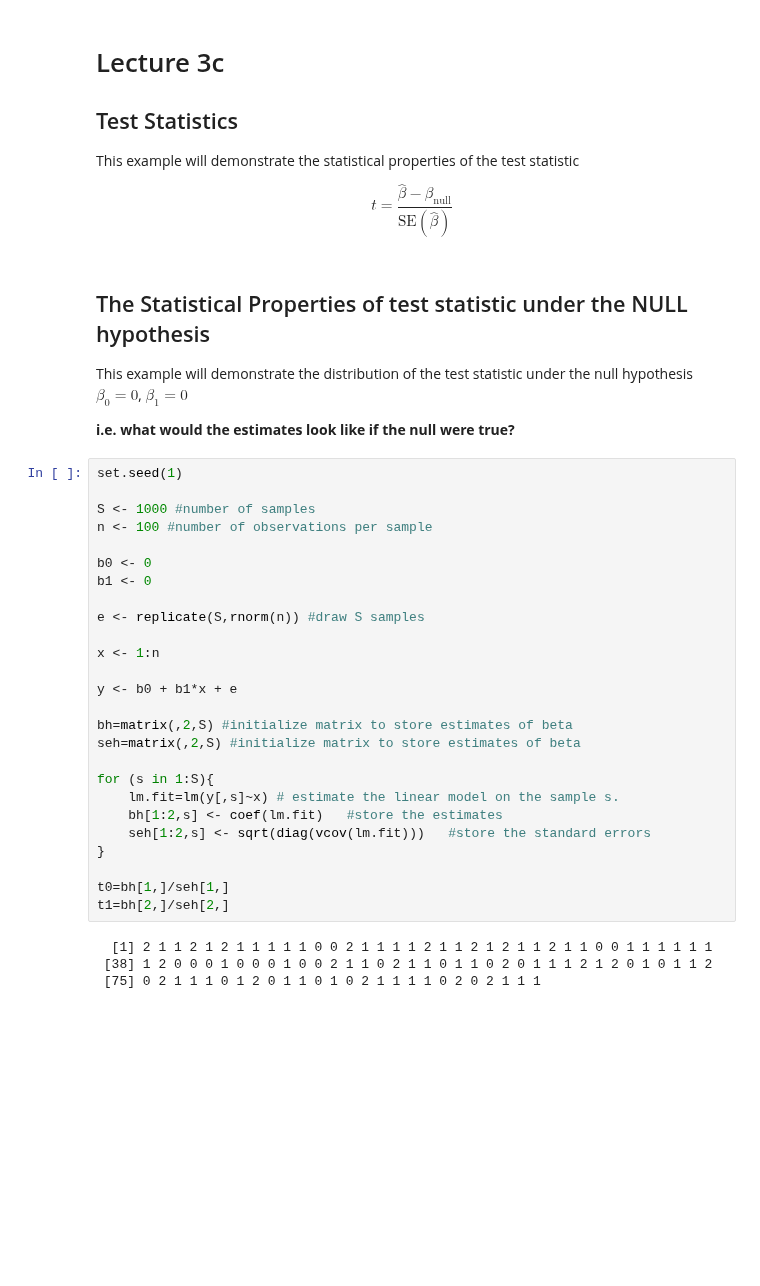
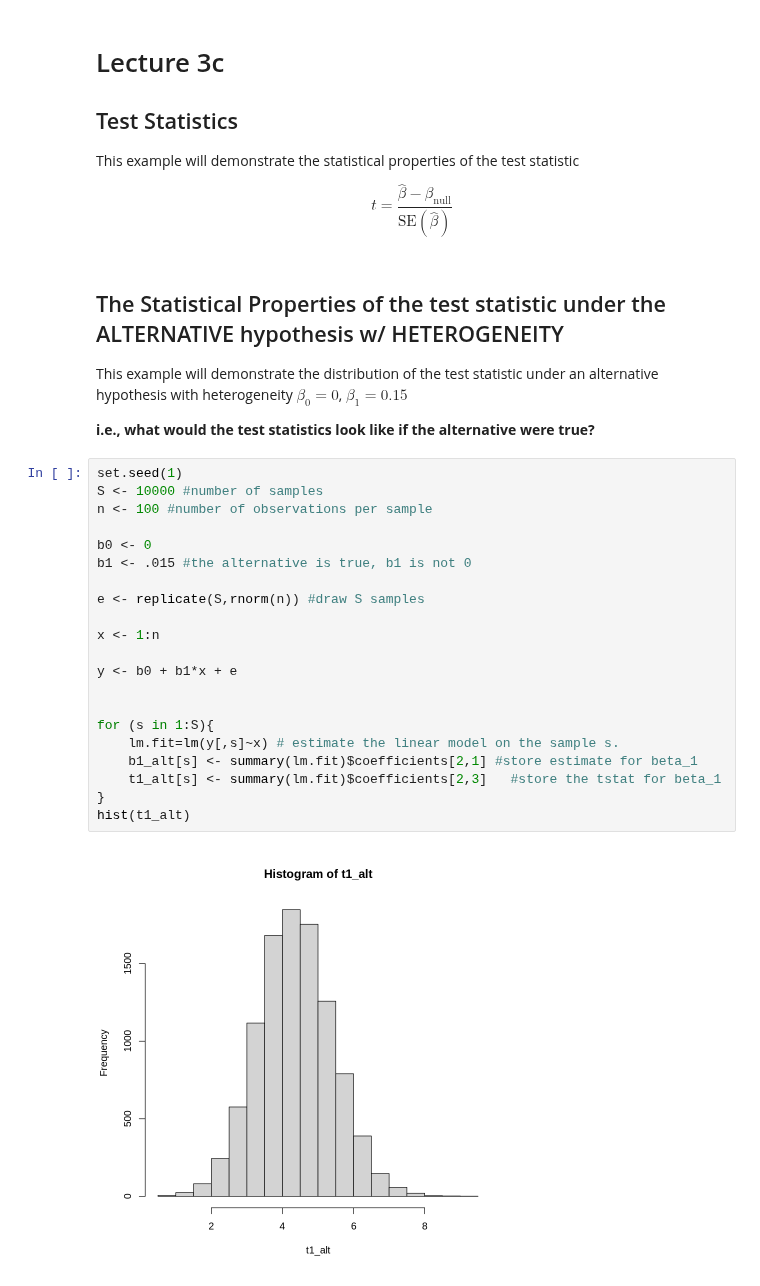
Before and after one commit to ummd/ummd.github.io, a Jupyter notebook: Teaching/RSM3053/Lecture3/Lecture3cc.ipynb, the cells around one changed output. Saved outputs shown, nothing was run; the diff lists cells and outputs as text; blank space fills up the shorter version.

```diff
--- a/Teaching/RSM3053/Lecture3/Lecture3cc.ipynb
+++ b/Teaching/RSM3053/Lecture3/Lecture3cc.ipynb
@@ -7,38 +7,31 @@ This example will demonstrate the statistical properties of the test statistic
 
 $$t = \frac{\hat\beta - \beta_{\text{null}}}{\text{SE}(\hat\beta)}$$
 # %% [markdown]
-## The Statistical Properties of test statistic under the NULL hypothesis
+## The Statistical Properties of the test statistic under the ALTERNATIVE hypothesis w/ HETEROGENEITY
 
-This example will demonstrate the distribution of the test statistic under the null hypothesis $\beta_0=0$, $\beta_1=0$
+This example will demonstrate the distribution of the test statistic under an alternative hypothesis with heterogeneity $\beta_0=0$, $\beta_1=0.15$
 
-**i.e. what would the estimates look like if the null were true?**
+**i.e., what would the test statistics look like if the alternative were true?**
 # %%
 set.seed(1)
-
-S <- 1000 #number of samples
+S <- 10000 #number of samples
 n <- 100 #number of observations per sample
 
 b0 <- 0
-b1 <- 0
+b1 <- .015 #the alternative is true, b1 is not 0
 
 e <- replicate(S,rnorm(n)) #draw S samples
 
 x <- 1:n
 
 y <- b0 + b1*x + e
 
-bh=matrix(,2,S) #initialize matrix to store estimates of beta
-seh=matrix(,2,S) #initialize matrix to store estimates of beta
 
 for (s in 1:S){
     lm.fit=lm(y[,s]~x) # estimate the linear model on the sample s.
-    bh[1:2,s] <- coef(lm.fit)   #store the estimates
-    seh[1:2,s] <- sqrt(diag(vcov(lm.fit)))   #store the standard errors
+    b1_alt[s] <- summary(lm.fit)$coefficients[2,1] #store estimate for beta_1
+    t1_alt[s] <- summary(lm.fit)$coefficients[2,3]   #store the tstat for beta_1
 }
-
-t0=bh[1,]/seh[1,]
-t1=bh[2,]/seh[2,]
+hist(t1_alt)
 # %% [output]
-  [1] 2 1 1 2 1 2 1 1 1 1 1 0 0 2 1 1 1 1 2 1 1 2 1 2 1 1 2 1 1 0 0 1 1 1 1 1 1
- [38] 1 2 0 0 0 1 0 0 0 1 0 0 2 1 1 0 2 1 1 0 1 1 0 2 0 1 1 1 2 1 2 0 1 0 1 1 2
- [75] 0 2 1 1 1 0 1 2 0 1 1 0 1 0 2 1 1 1 1 0 2 0 2 1 1 1
+[figure, added]
```
Also changed, not shown: parts of 24 cells of this notebook.
